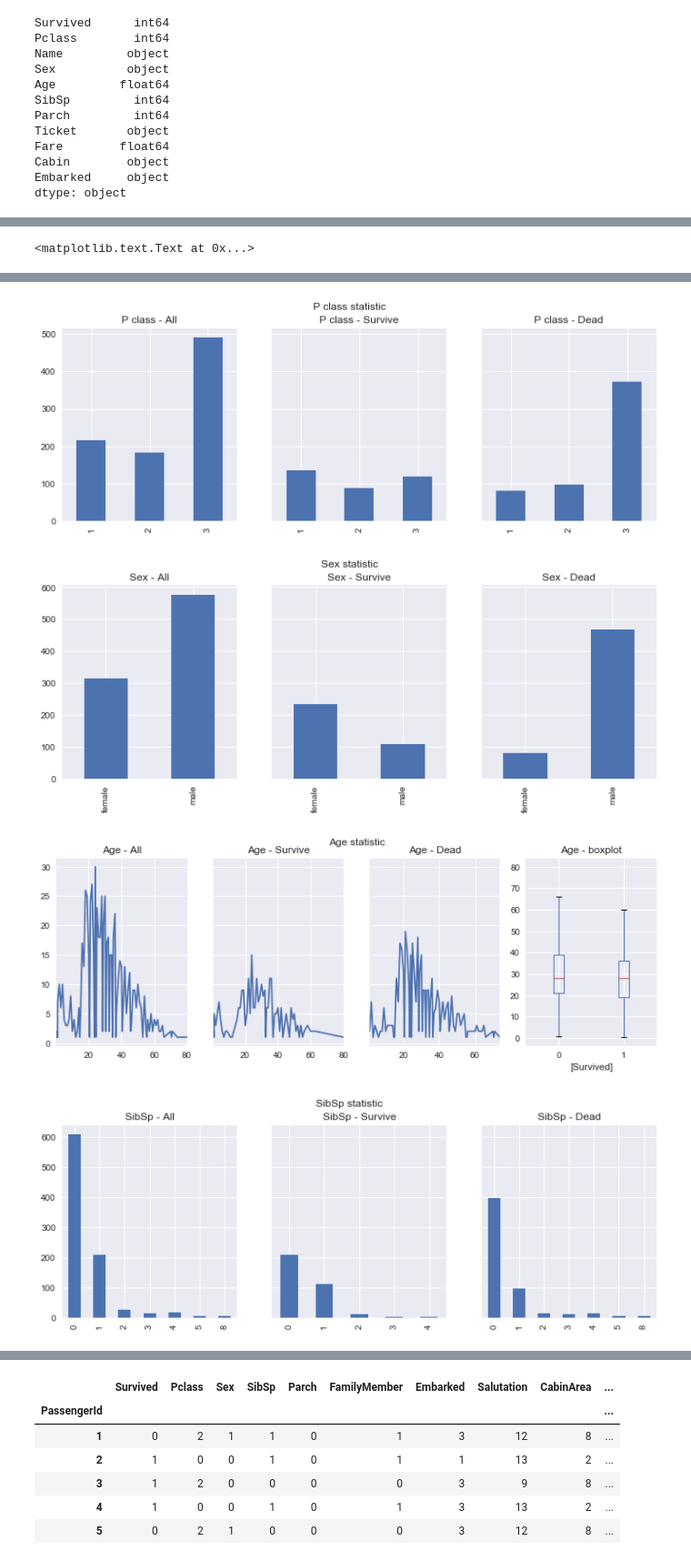
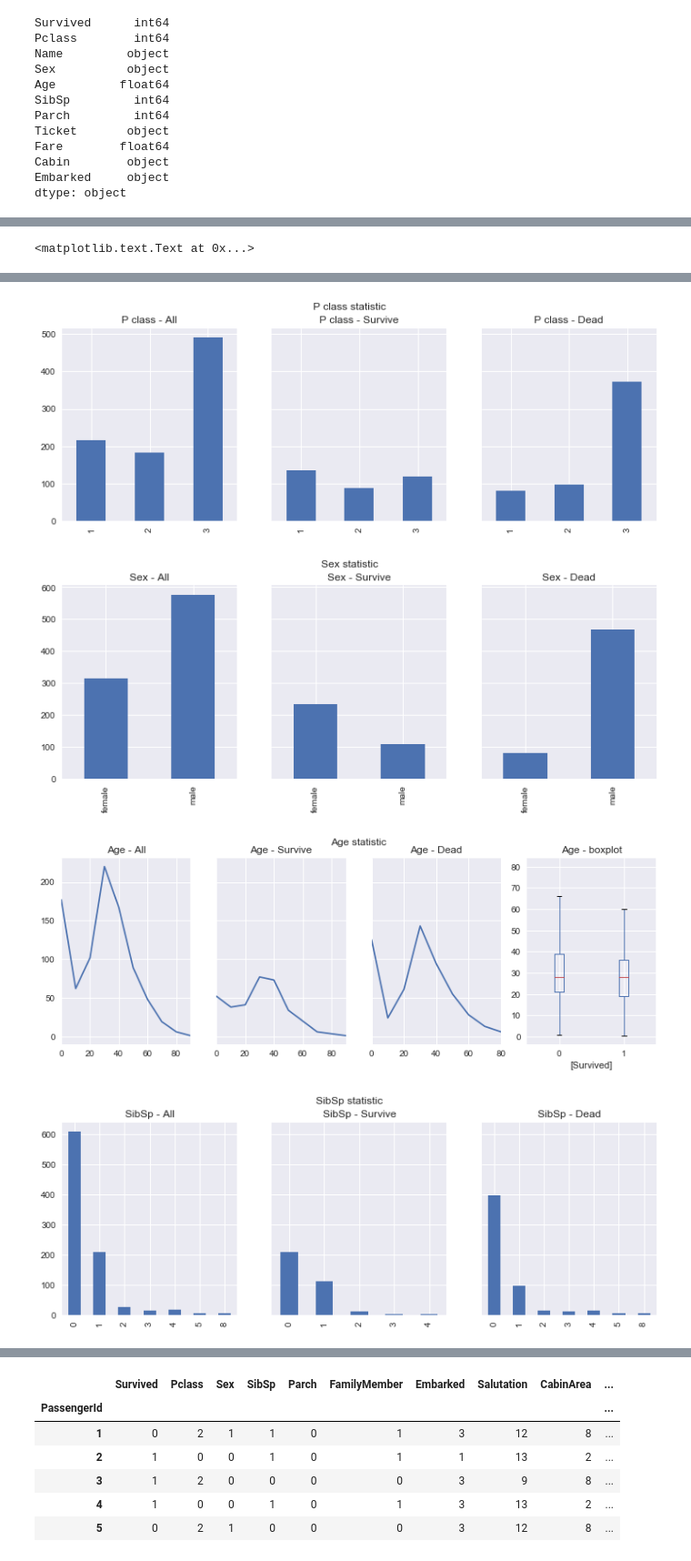
Before and after one commit to ymlai87416/PythonPlayground, a Jupyter notebook: DataScience/Kaggle/Titanic Machine Learning from Disaster/Titanic (Data Preparation).ipynb, the cells around one changed output, grey strips where cells are left out. Shown: that part at 91% size. Cells and saved outputs as stored; diff of their text form; code cells hidden in the pictures.

```diff
--- a/DataScience/Kaggle/Titanic Machine Learning from Disaster/Titanic (Data Preparation).ipynb
+++ b/DataScience/Kaggle/Titanic Machine Learning from Disaster/Titanic (Data Preparation).ipynb
@@ -211,15 +213,15 @@ plt.suptitle('Sex statistic')
 fig = plt.figure(figsize=(12,4))
 
 ax1 = fig.add_subplot(141)
-train_raw["Age"].value_counts().sort_index().plot.line()
+train_raw["AgeDiscrete"].value_counts().sort_index().plot.line()
 ax1.set_title('Age - All')
 
 ax2 = fig.add_subplot(142, sharey=ax1)
-train_raw[train_raw.Survived==1]["Age"].value_counts().sort_index().plot.line()
+train_raw[train_raw.Survived==1]["AgeDiscrete"].value_counts().sort_index().plot.line()
 ax2.set_title('Age - Survive')
 
 ax3 = fig.add_subplot(143, sharey=ax1)
-train_raw[train_raw.Survived==0]["Age"].value_counts().sort_index().plot.line()
+train_raw[train_raw.Survived==0]["AgeDiscrete"].value_counts().sort_index().plot.line()
 ax3.set_title('Age - Dead')
 
 ax4 = fig.add_subplot(144)
@@ -279,19 +281,19 @@ plt.suptitle('FamilyMember statistic')
 fig = plt.figure(figsize=(12,4))
 
 ax1 = fig.add_subplot(141)
-train_raw["Fare"].value_counts().sort_index().plot.line()
+train_raw["FareDiscrete"].value_counts().sort_index().plot.line()
 ax1.set_title('Fare - All')
 
 ax2 = fig.add_subplot(142, sharey=ax1)
-train_raw[train_raw.Survived==1]["Fare"].value_counts().sort_index().plot.line()
+train_raw[train_raw.Survived==1]["FareDiscrete"].value_counts().sort_index().plot.line()
 ax2.set_title('Fare - Survive')
 
 ax3 = fig.add_subplot(143, sharey=ax1)
-train_raw[train_raw.Survived==0]["Fare"].value_counts().sort_index().plot.line()
+train_raw[train_raw.Survived==0]["FareDiscrete"].value_counts().sort_index().plot.line()
 ax3.set_title('Fare - Dead')
 
 ax4 = fig.add_subplot(144)
-train_raw[["Fare","Survived"]].boxplot(by='Survived', ax=ax4)
+train_raw[["FareDiscrete","Survived"]].boxplot(by='Survived', ax=ax4)
 ax4.set_title('Fare - boxplot')
 
 plt.suptitle('Fare statistic')
@@ -321,34 +323,34 @@ ax1.set_title('Salutation - All')
 ax2 = fig.add_subplot(132, sharey=ax1)
 train_raw[train_raw.Survived==1]["Salutation"].value_counts().sort_index().plot.bar()
 ax2.set_title('Salutation - Survive')
 
 ax3 = fig.add_subplot(133, sharey=ax1)
 train_raw[train_raw.Survived==0]["Salutation"].value_counts().sort_index().plot.bar()
 ax3.set_title('Salutation - Dead')
 
 plt.suptitle('Salutation statistic')
 
 fig = plt.figure(figsize=(12,4))
 
 ax1 = fig.add_subplot(131)
 train_raw["CabinArea"].value_counts().sort_index().plot.bar()
 ax1.set_title('CabinArea - All')
 
 ax2 = fig.add_subplot(132, sharey=ax1)
 train_raw[train_raw.Survived==1]["CabinArea"].value_counts().sort_index().plot.bar()
 ax2.set_title('CabinArea - Survive')
 
 ax3 = fig.add_subplot(133, sharey=ax1)
 train_raw[train_raw.Survived==0]["CabinArea"].value_counts().sort_index().plot.bar()
 ax3.set_title('CabinArea - Dead')
 
 plt.suptitle('CabinArea statistic')
 # %% [output]
 <matplotlib.text.Text at 0x...>
 [figure]
 [figure]
 [figure]
-[figure, old version]
+[figure, new version]
 [figure]
 [figure]
 [figure]
```
Also changed, not shown: parts of 8 cells of this notebook.
